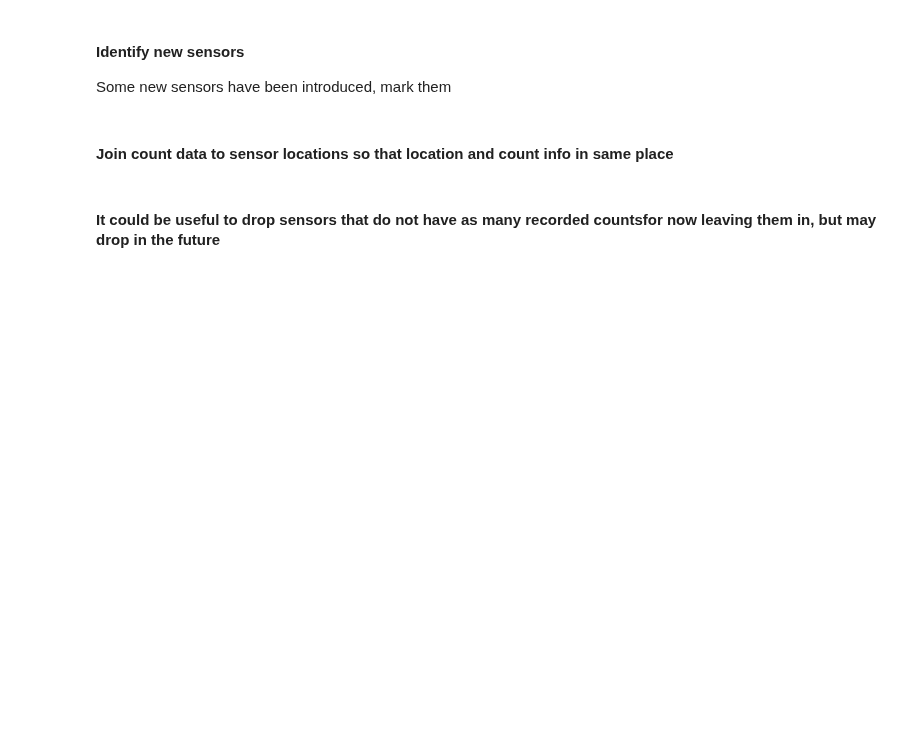
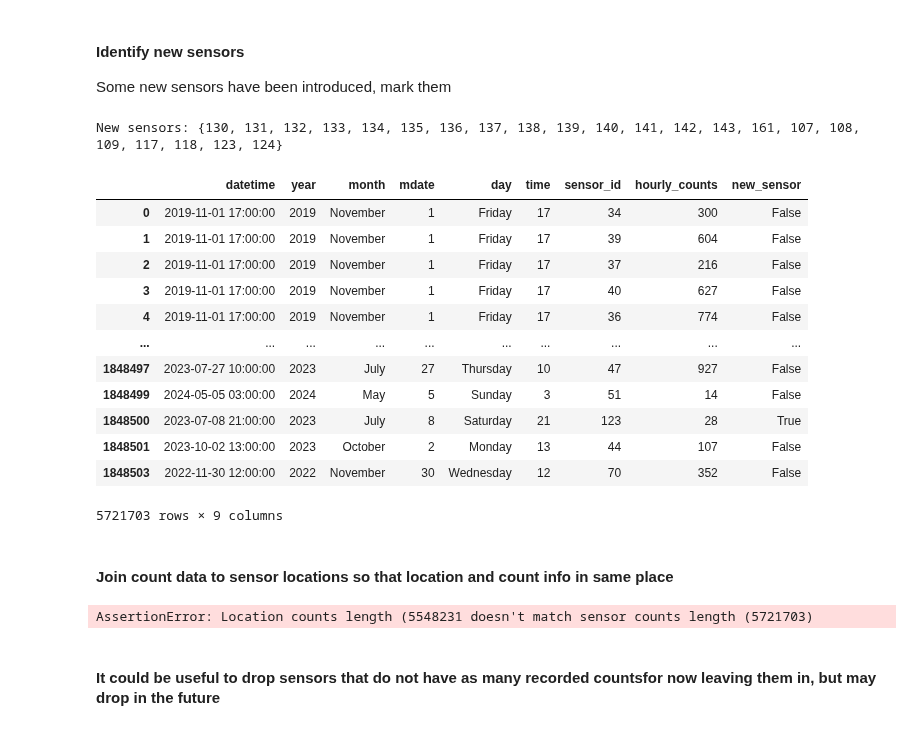
Before and after one commit to nickmalleson/footfall, a Jupyter notebook: MelbourneAnalysis/1. PreparingData/1. CleanData/CleaningData-Footfall.ipynb, the cells around one changed output. Cells and saved outputs as stored; diff of their text form; code cells hidden in the pictures; blank space fills up the shorter version.

```diff
--- a/MelbourneAnalysis/1. PreparingData/1. CleanData/CleaningData-Footfall.ipynb
+++ b/MelbourneAnalysis/1. PreparingData/1. CleanData/CleaningData-Footfall.ipynb
@@ -182,0 +165,3 @@ XXXX HERE WORK OUT WHY ABOVE DOESn'T WOK
+# %%
+sensor_counts = pd.concat([sensor_counts_old, sensor_counts_new]).drop_duplicates(subset=['datetime', 'sensor_id'], keep='first')
+sensor_counts
@@ -185,8 +184,25 @@ XXXX HERE WORK OUT WHY ABOVE DOESn'T WOK
 
 Some new sensors have been introduced, mark them
 # %%
-new_sensors = set(sensor_counts_new2.sensor_id.unique()) - set(sensor_counts_old.sensor_id.unique())
+new_sensors = set(sensor_counts_new.sensor_id.unique()) - set(sensor_counts_old.sensor_id.unique())
 print(f"New sensors: {new_sensors}")
+
+sensor_counts['new_sensor'] = sensor_counts['sensor_id'].isin(new_sensors)
+# %% [output]
+New sensors: {130, 131, 132, 133, 134, 135, 136, 137, 138, 139, 140, 141, 142, 143, 161, 107, 108, 109, 117, 118, 123, 124}
+|  | datetime | year | month | mdate | day | time | sensor_id | hourly_counts | new_sensor |
+| 0 | 2019-11-01 17:00:00 | 2019 | November | 1 | Friday | 17 | 34 | 300 | False |
+| 1 | 2019-11-01 17:00:00 | 2019 | November | 1 | Friday | 17 | 39 | 604 | False |
+| 2 | 2019-11-01 17:00:00 | 2019 | November | 1 | Friday | 17 | 37 | 216 | False |
+| 3 | 2019-11-01 17:00:00 | 2019 | November | 1 | Friday | 17 | 40 | 627 | False |
+| 4 | 2019-11-01 17:00:00 | 2019 | November | 1 | Friday | 17 | 36 | 774 | False |
+| ... | ... | ... | ... | ... | ... | ... | ... | ... | ... |
+| 1848497 | 2023-07-27 10:00:00 | 2023 | July | 27 | Thursday | 10 | 47 | 927 | False |
+| 1848499 | 2024-05-05 03:00:00 | 2024 | May | 5 | Sunday | 3 | 51 | 14 | False |
+| 1848500 | 2023-07-08 21:00:00 | 2023 | July | 8 | Saturday | 21 | 123 | 28 | True |
+| 1848501 | 2023-10-02 13:00:00 | 2023 | October | 2 | Monday | 13 | 44 | 107 | False |
+| 1848503 | 2022-11-30 12:00:00 | 2022 | November | 30 | Wednesday | 12 | 70 | 352 | False |
+5721703 rows × 9 columns
 # %% [markdown]
 
 #### Join count data to sensor locations so that location and count info in same place
@@ -195,3 +209,10 @@ location_counts = pd.merge(sensor_locations, sensor_counts, on='sensor_id', how=
+# %%
+location_counts = pd.merge(sensor_locations, sensor_counts, on='sensor_id', how='inner')
+#location_counts
+# XXXX HERE I think I ned to get a new sensor locations file for the new sensors
+assert len(location_counts) == len(sensor_counts), f"Location counts length ({len(location_counts)} doesn't match sensor counts length ({len(sensor_counts)})"
+# %% [output]
+AssertionError: Location counts length (5548231 doesn't match sensor counts length (5721703)
 # %% [markdown]
 #### It could be useful to drop sensors that do not have as many recorded countsfor now leaving them in, but may drop in the future
 # %% [markdown]
```
Also changed, not shown: parts of 12 cells of this notebook.
